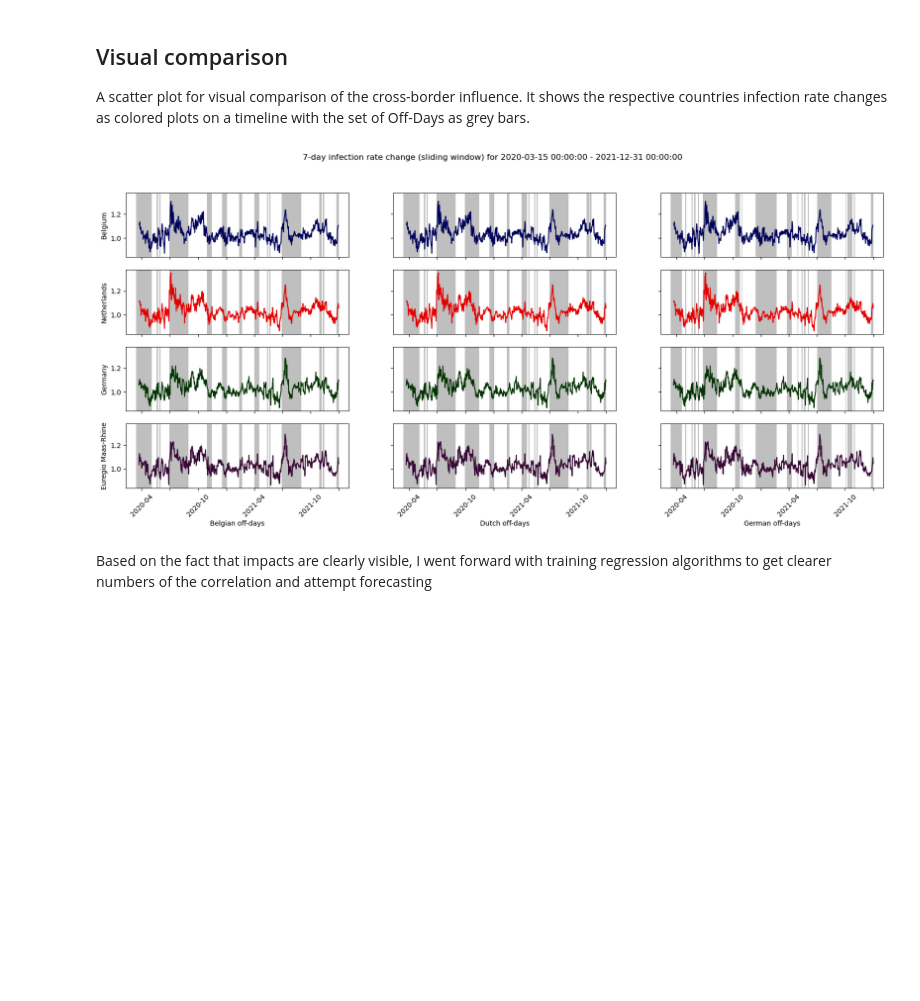
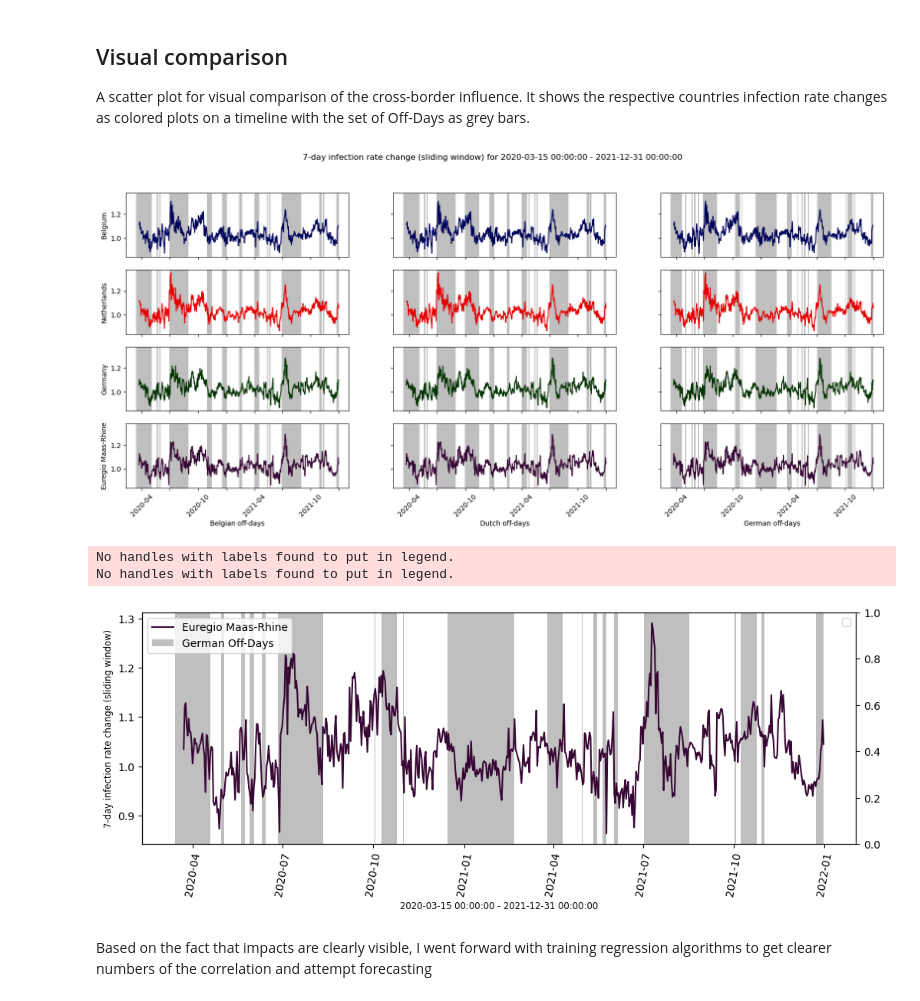
Before and after one commit to GruenerT/DS2_EMR_CoViD_eval, a Jupyter notebook: Seminar_CoViD_tristate_comparison.ipynb, the cells around one changed output. Cells and saved outputs as stored; diff of their text form; code cells hidden in the pictures; blank space fills up the shorter version.

```diff
--- a/Seminar_CoViD_tristate_comparison.ipynb
+++ b/Seminar_CoViD_tristate_comparison.ipynb
@@ -166,8 +166,13 @@ Off days: de provinceId: 40 complete: True
 A scatter plot for visual comparison of the cross-border influence. It shows the respective countries infection rate changes as colored plots on a timeline with the set of Off-Days as grey bars.
 # %%
 scatterInfectionComparison(emr_df, be_ref_df, nl_ref_df, de_ref_df, settings, plotsize=[20,8])
+
+sketchGraph(emr_df, {40}, settings, refDf = de_ref_df, streakLabel='German Off-Days', offDayStreak=True ,plotsize=[12,4])
 # %% [output]
 [figure]
+No handles with labels found to put in legend.
+No handles with labels found to put in legend.
+[figure, added]
 # %% [markdown]
 Based on the fact that impacts are clearly visible, I went forward with training regression algorithms to get clearer numbers of the correlation and attempt forecasting
 # %% [markdown]
```
Also changed, not shown: parts of 7 cells of this notebook, 4 other files.
